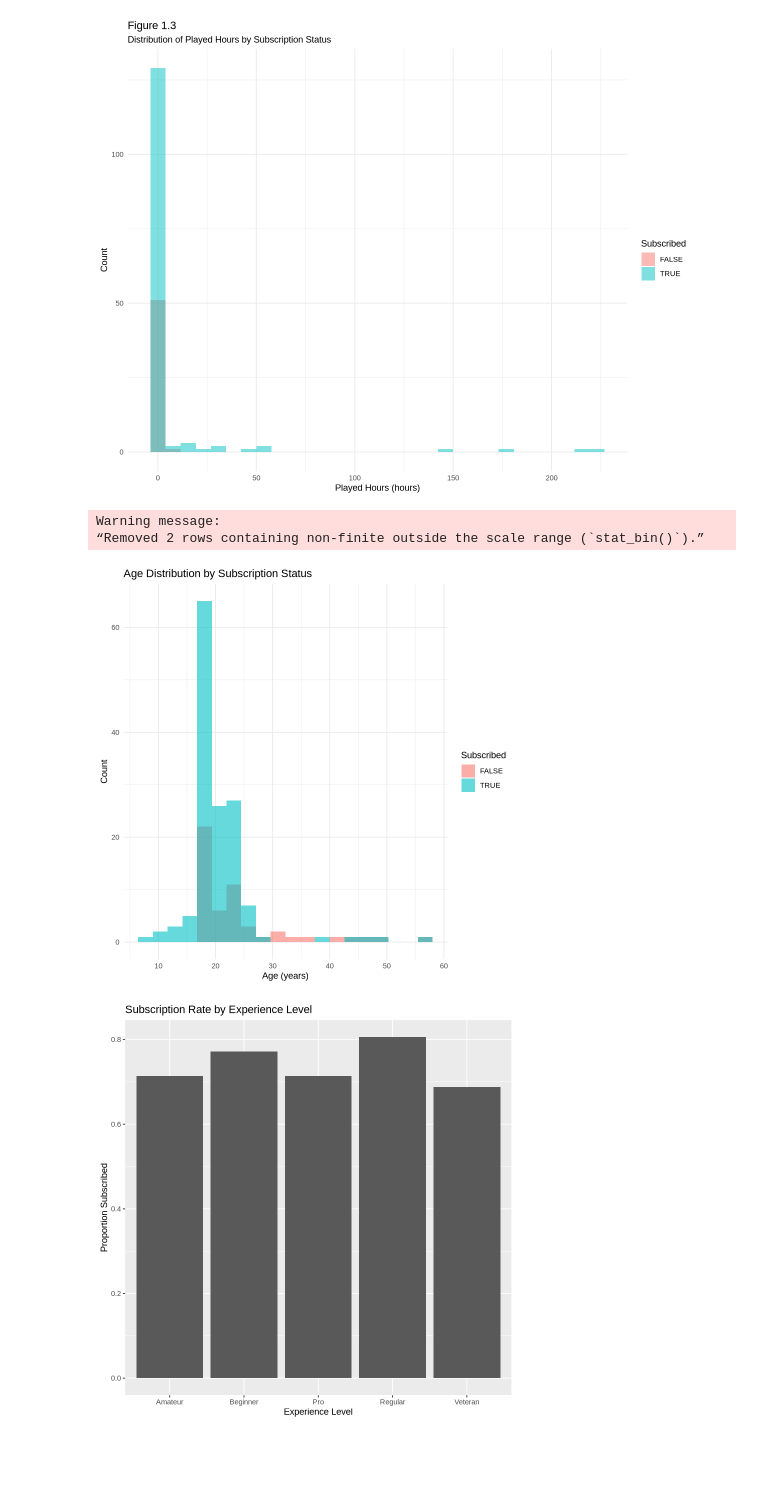
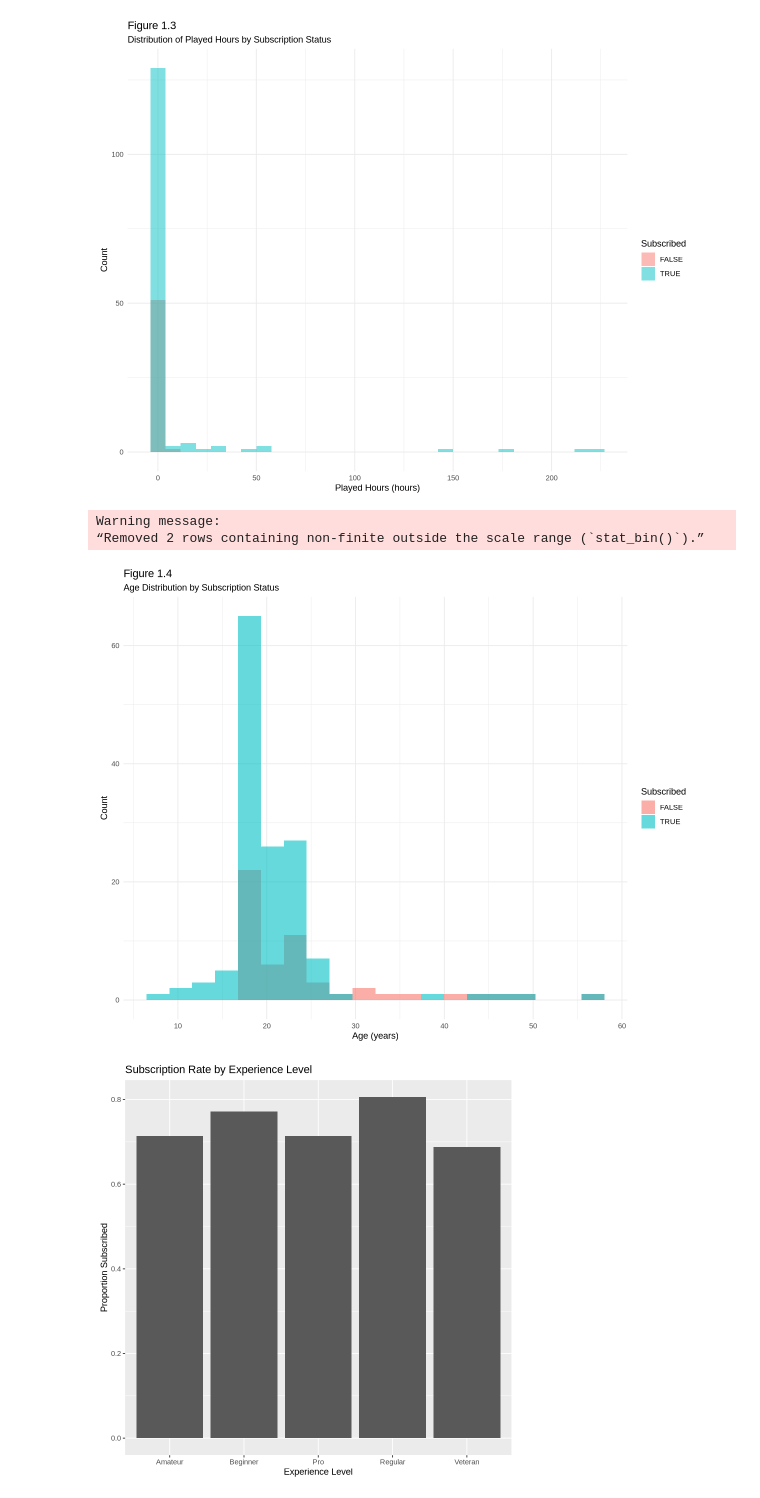
Before and after one commit to yuguogm/dsci_100_final_project, a Jupyter notebook: Final_report.ipynb, the cells around one changed output. Saved outputs shown, nothing was run; the diff lists cells and outputs as text; code cells hidden in the pictures; blank space fills up the shorter version.

```diff
--- a/Final_report.ipynb
+++ b/Final_report.ipynb
@@ -205,15 +207,16 @@ ggplot(players_tidy, aes(x = played_hours, fill = subscribe)) +
 # %%
 ggplot(players_tidy, aes(x = Age, fill = subscribe)) +
   geom_histogram(position = "identity", alpha = 0.6, bins = 20) +
-  labs(title = "Age Distribution by Subscription Status",
+  labs(title = "Figure 1.4",
        x = "Age (years)",
-       y = "Count",
+       y = "Count", subtitle = "Age Distribution by Subscription Status",
        fill = "Subscribed") +
+theme (text = element_text (size = 15)) +
   theme_minimal()
 # %% [output]
 Warning message:
 “Removed 2 rows containing non-finite outside the scale range (`stat_bin()`).”
-[figure, old version]
+[figure, new version]
 # %%
 players_tidy |>
   group_by(experience) |>
```
Also changed, not shown: parts of 4 cells of this notebook.
